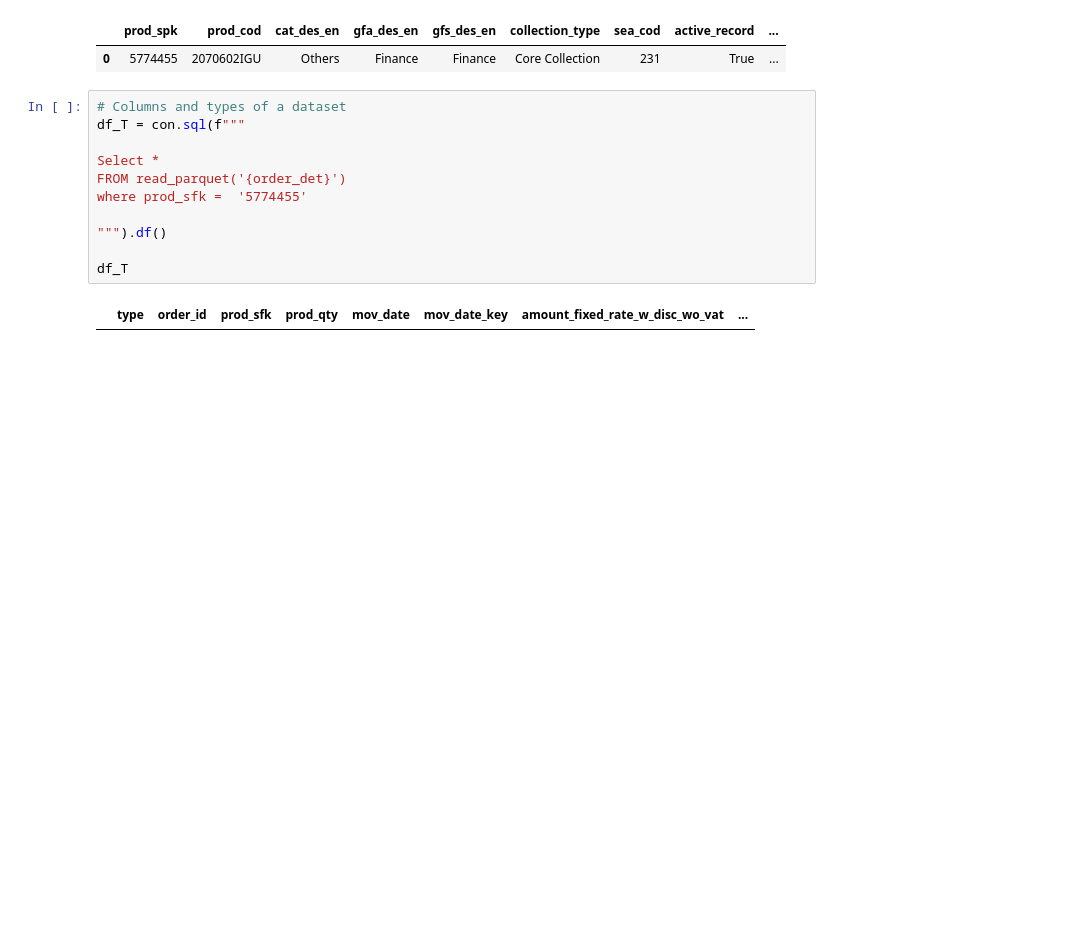
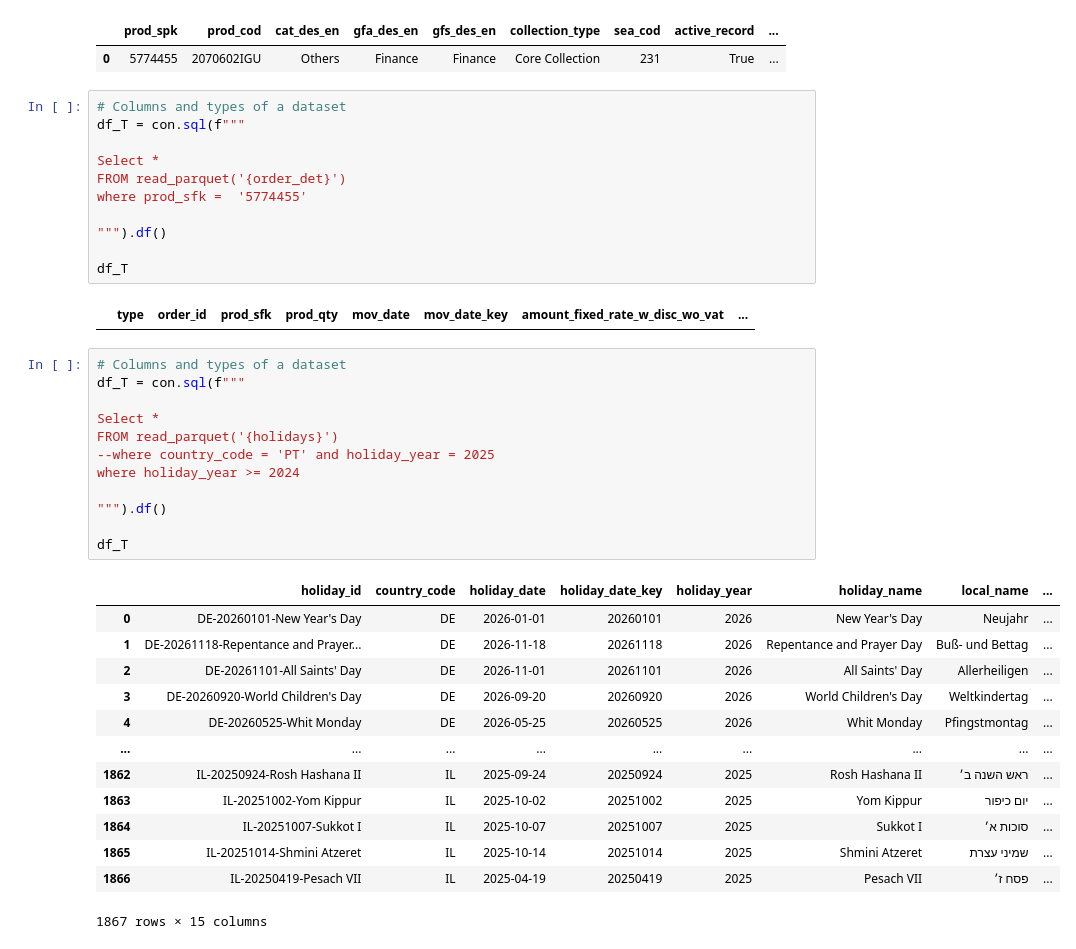
Before and after one commit to NathanAtaide/CASPTONE, a Jupyter notebook: notebooks/Consulta Silver.ipynb, the cells around one changed output. Drawn from its saved outputs; the diff is of its cells as text; blank space fills up the shorter version.

Commit message:
adicionando e melhorando a api para consulta de feriados para todos os países, criando assim uma tabela silver de holidays que será integrada na gold

```diff
--- a/notebooks/Consulta Silver.ipynb
+++ b/notebooks/Consulta Silver.ipynb
@@ -993,3 +994,29 @@ where prod_sfk =  '5774455'
 df_T
 # %% [output]
 |  | type | order_id | prod_sfk | prod_qty | mov_date | mov_date_key | amount_fixed_rate_w_disc_wo_vat | ... |
+# %%
+# Columns and types of a dataset
+df_T = con.sql(f"""
+
+Select *
+FROM read_parquet('{holidays}')
+--where country_code = 'PT' and holiday_year = 2025
+where holiday_year >= 2024
+
+""").df()
+
+df_T
+# %% [output]
+|  | holiday_id | country_code | holiday_date | holiday_date_key | holiday_year | holiday_name | local_name | ... |
+| 0 | DE-20260101-New Year's Day | DE | 2026-01-01 | 20260101 | 2026 | New Year's Day | Neujahr | ... |
+| 1 | DE-20261118-Repentance and Prayer... | DE | 2026-11-18 | 20261118 | 2026 | Repentance and Prayer Day | Buß- und Bettag | ... |
+| 2 | DE-20261101-All Saints' Day | DE | 2026-11-01 | 20261101 | 2026 | All Saints' Day | Allerheiligen | ... |
+| 3 | DE-20260920-World Children's Day | DE | 2026-09-20 | 20260920 | 2026 | World Children's Day | Weltkindertag | ... |
+| 4 | DE-20260525-Whit Monday | DE | 2026-05-25 | 20260525 | 2026 | Whit Monday | Pfingstmontag | ... |
+| ... | ... | ... | ... | ... | ... | ... | ... | ... |
+| 1862 | IL-20250924-Rosh Hashana II | IL | 2025-09-24 | 20250924 | 2025 | Rosh Hashana II | ראש השנה ב׳ | ... |
+| 1863 | IL-20251002-Yom Kippur | IL | 2025-10-02 | 20251002 | 2025 | Yom Kippur | יום כיפור | ... |
+| 1864 | IL-20251007-Sukkot I | IL | 2025-10-07 | 20251007 | 2025 | Sukkot I | סוכות א׳ | ... |
+| 1865 | IL-20251014-Shmini Atzeret | IL | 2025-10-14 | 20251014 | 2025 | Shmini Atzeret | שמיני עצרת | ... |
+| 1866 | IL-20250419-Pesach VII | IL | 2025-04-19 | 20250419 | 2025 | Pesach VII | פסח ז׳ | ... |
+1867 rows × 15 columns
```
Also changed, not shown: parts of 9 cells of this notebook, 13 other files.
